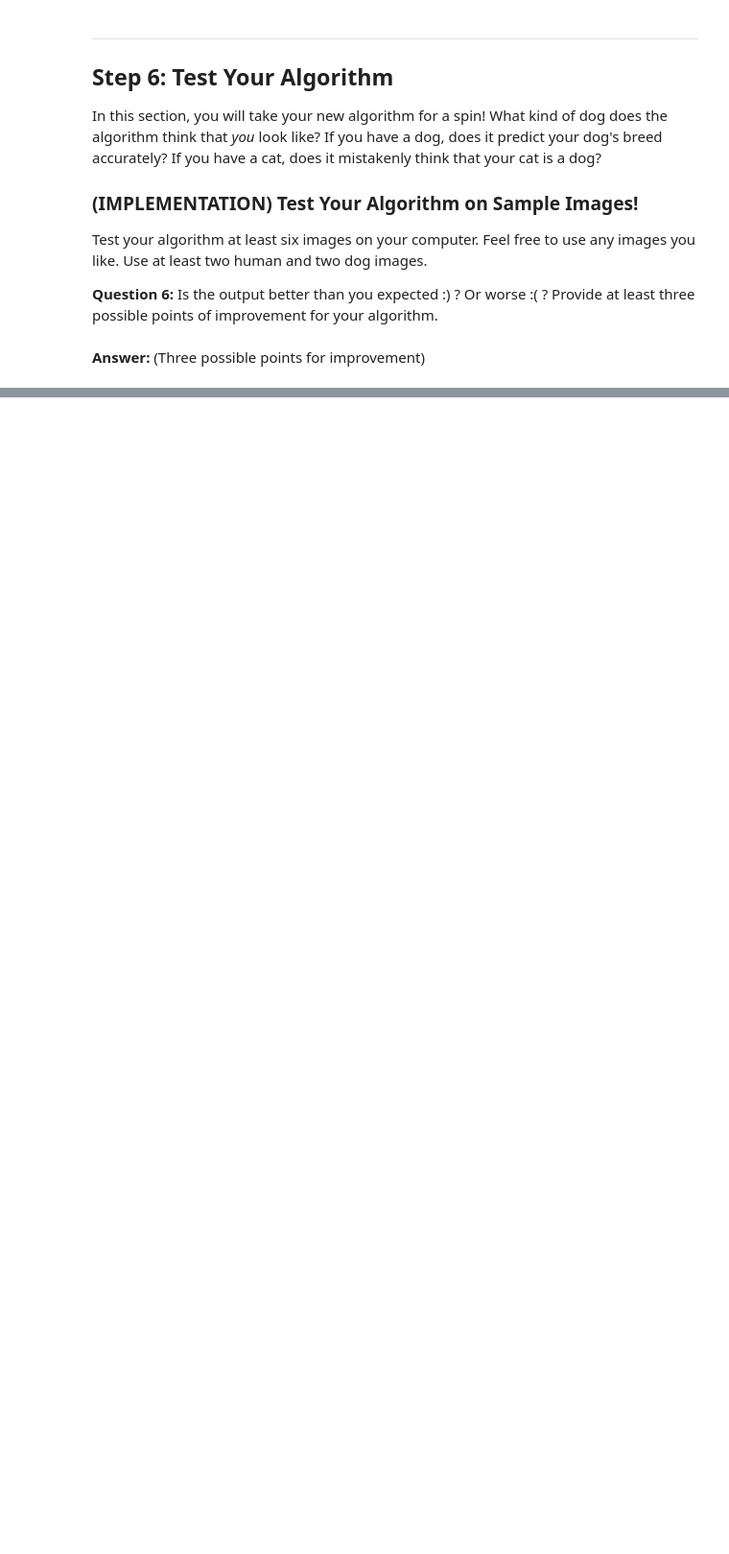
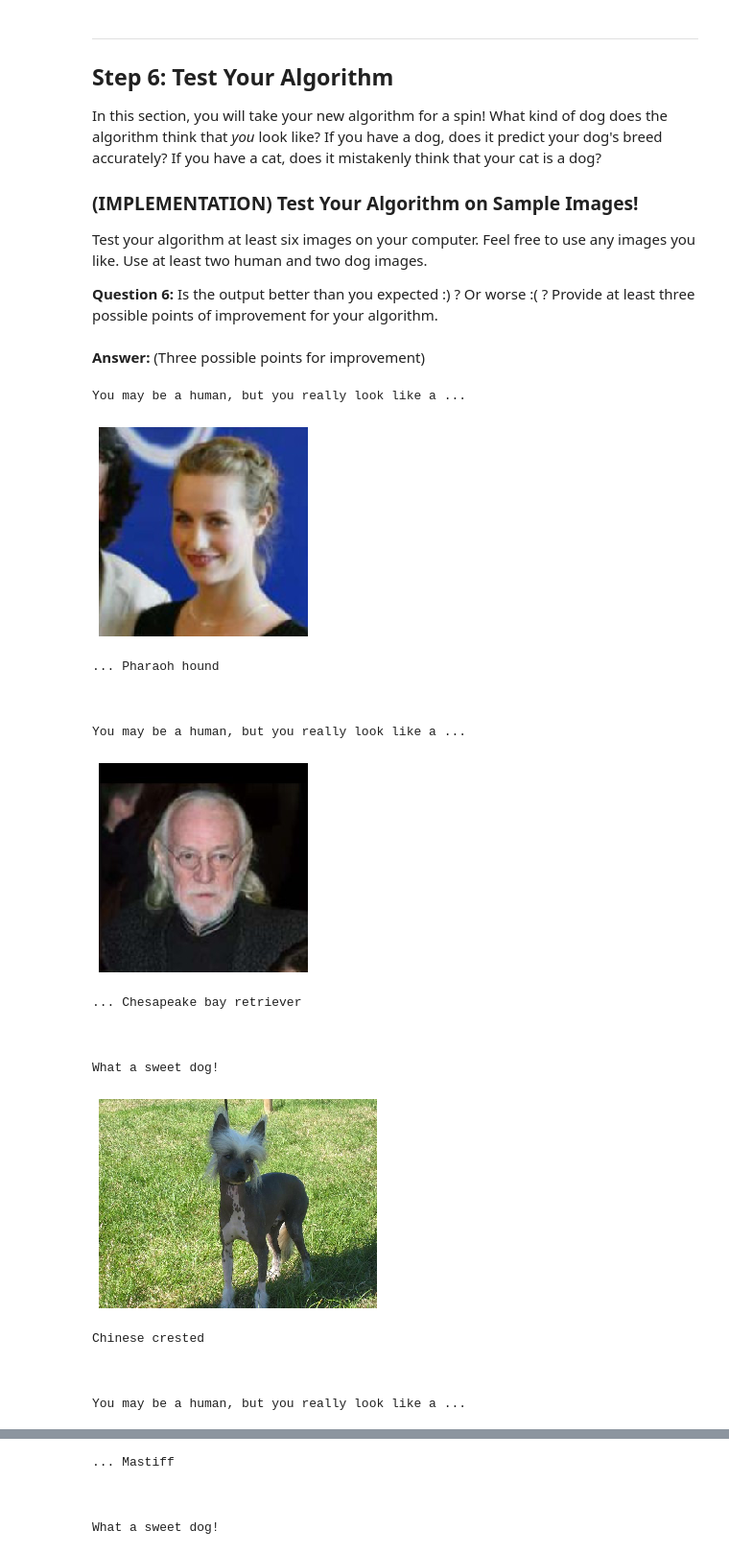
Before and after one commit to mstolin/ML-Engineer-Capstone, a Jupyter notebook: dog_app.ipynb, the cells around one changed output, grey strips where cells are left out. Shown at 96% size. Drawn from its saved outputs; the diff is of its cells as text; code cells hidden in the pictures; blank space fills up the shorter version.

```diff
--- a/dog_app.ipynb
+++ b/dog_app.ipynb
@@ -828,3 +851,30 @@ def run_app(img_path):
+# %%
+def run_app(img_path):
+    img = Image.open(img_path)
+
+    is_human = False
+    pred = ''
+
+    if(face_detector(face_cascade, img_path)):
+        # this is a human
+        is_human = True
+        pred = predict_breed_transfer(img_path, model_transfer, class_names)
+        print('You may be a human, but you really look like a ...')
+    elif(dog_detector(img_path)):
+        # this is a dog
+        pred = predict_breed_transfer(img_path, model_transfer, class_names)
+        print('What a sweet dog!')
+    else:
+        # this is odd
+        print('This cannot be, this is neither a dog nor a human')
+
+    plt.axis('off')
+    plt.imshow(img)
+    plt.show()
+
+    if(is_human):
+        pred = f'... {pred}'
+    print(pred)
 # %% [markdown]
 ---
 <a id='step6'></a>
@@ -839,11 +889,32 @@ Test your algorithm at least six images on your computer.  Feel free to use any
 __Question 6:__ Is the output better than you expected :) ?  Or worse :( ?  Provide at least three possible points of improvement for your algorithm.
 # %% [markdown]
 __Answer:__ (Three possible points for improvement)
-# %%
-## TODO: Execute your algorithm from Step 6 on
-## at least 6 images on your computer.
-## Feel free to use as many code cells as needed.
-
-## suggested code, below
-for file in np.hstack((human_files[:3], dog_files[:3])):
-    run_app(file)
+# %%
+random_human_files = np.random.choice(human_files, 2)
+random_dog_files = np.random.choice(dog_files, 2)
+other_files = np.array(glob('personalValidImages/*'))
+random_files = np.concatenate([random_human_files, random_dog_files, other_files], axis=0)
+
+for file in random_files:
+    run_app(file)
+    print('\n\n')
+# %% [output]
+You may be a human, but you really look like a ...
+[figure, added]
+... Pharaoh hound
+
+
+
+You may be a human, but you really look like a ...
+[figure, added]
+... Chesapeake bay retriever
+
+
+
+What a sweet dog!
+[figure, added]
+Chinese crested
+
+
+
+You may be a human, but you really look like a ...
@@ -849,0 +922,5 @@ for file in np.hstack((human_files[:3], dog_files[:3])):
+... Mastiff
+
+
+
+What a sweet dog!
```
Also changed, not shown: parts of 22 cells of this notebook.
